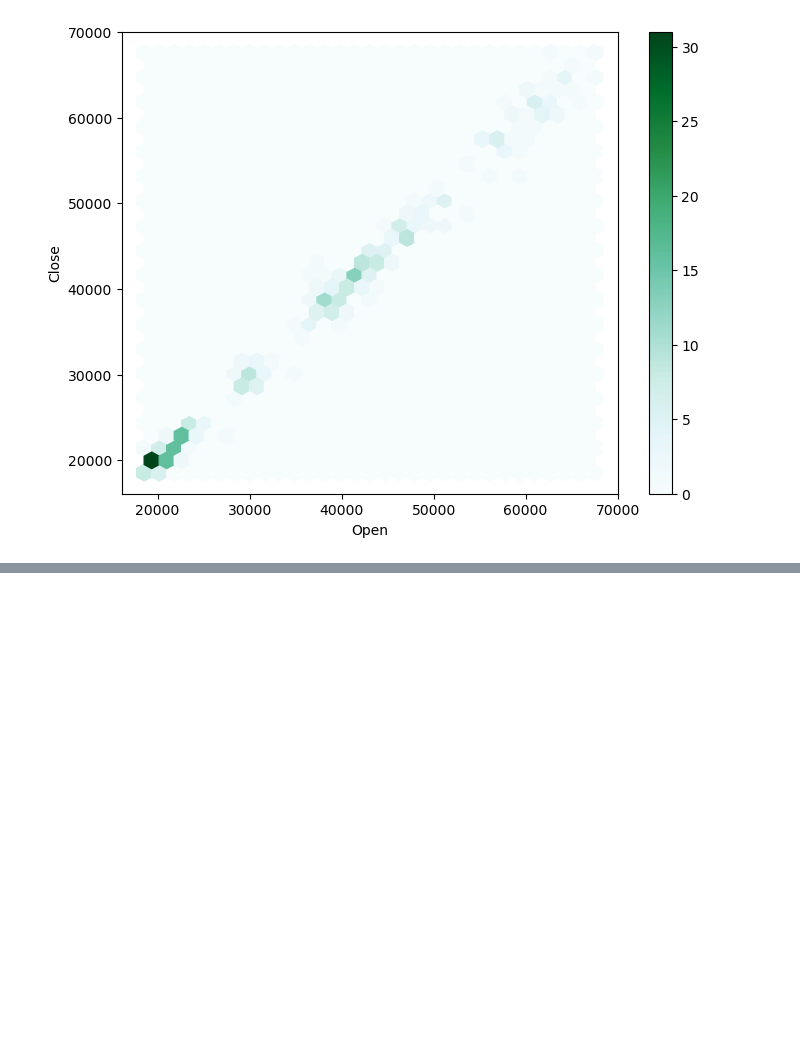
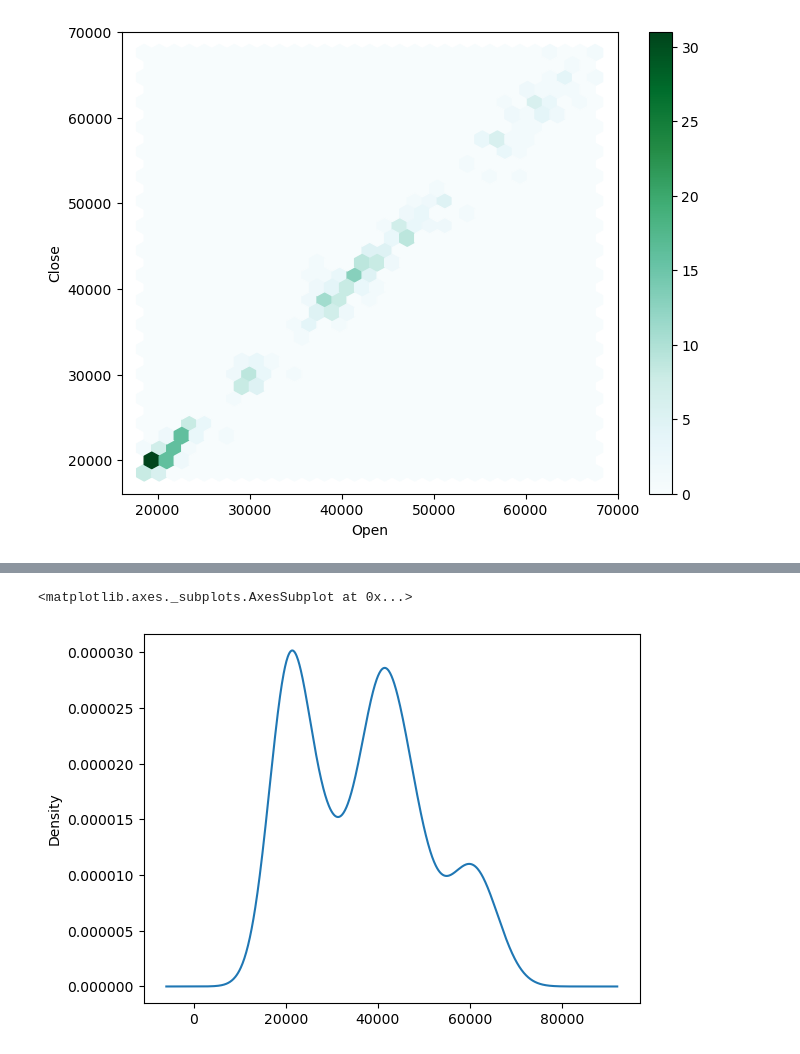
Before and after one commit to g3-reiten/scalable-backtesting-pipeline, a Jupyter notebook: notebooks/EDA_BTC-USD.ipynb, the cells around one changed output, grey strips where cells are left out. Cells and saved outputs as stored; diff of their text form; code cells hidden in the pictures; blank space fills up the shorter version.

```diff
--- a/notebooks/EDA_BTC-USD.ipynb
+++ b/notebooks/EDA_BTC-USD.ipynb
@@ -89,0 +107,5 @@ data.plot.hexbin(x='Open', y='Close',gridsize=30, figsize=(8,6))
+# %%
+data["Close"].plot.kde()
+# %% [output]
+<matplotlib.axes._subplots.AxesSubplot at 0x...>
+[figure, added]
```
Also changed, not shown: parts of 4 cells of this notebook.
